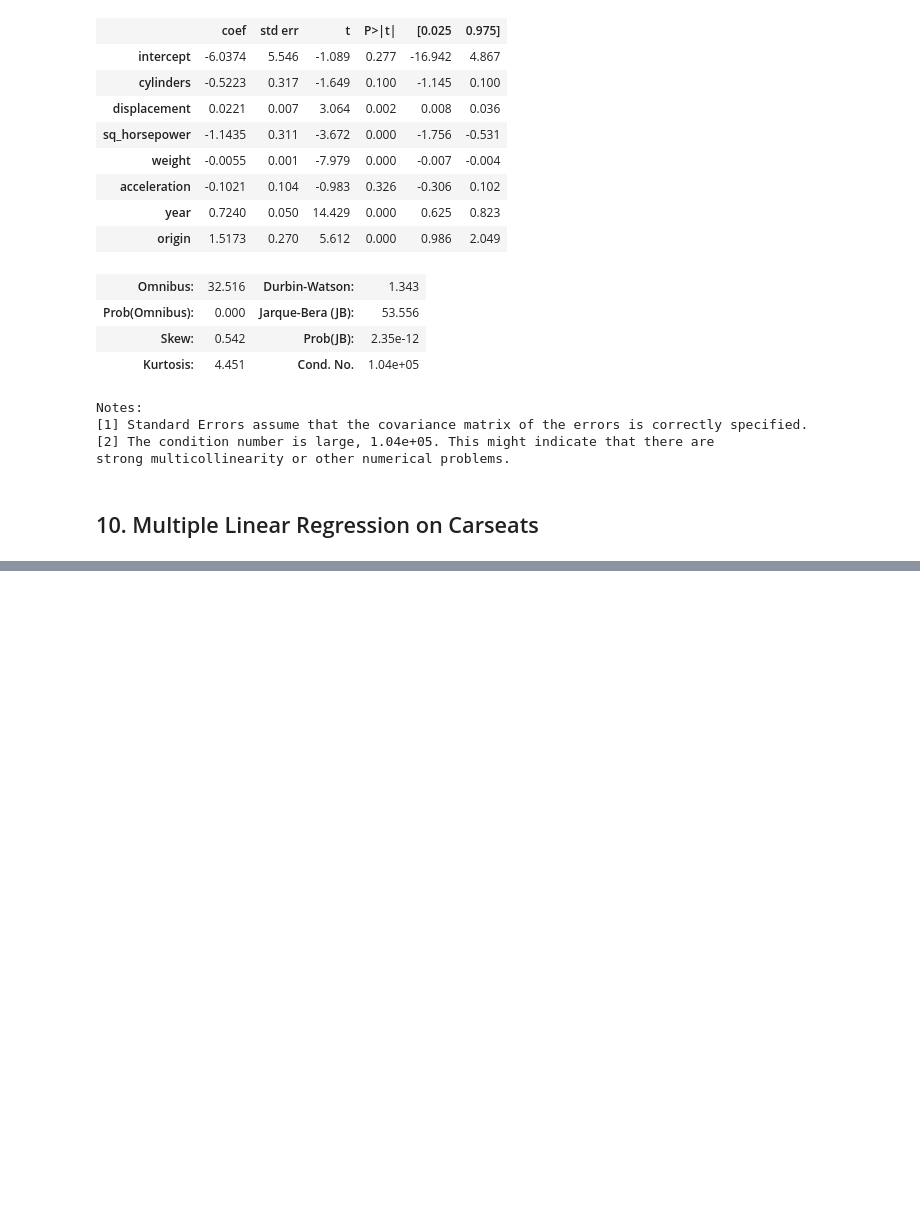
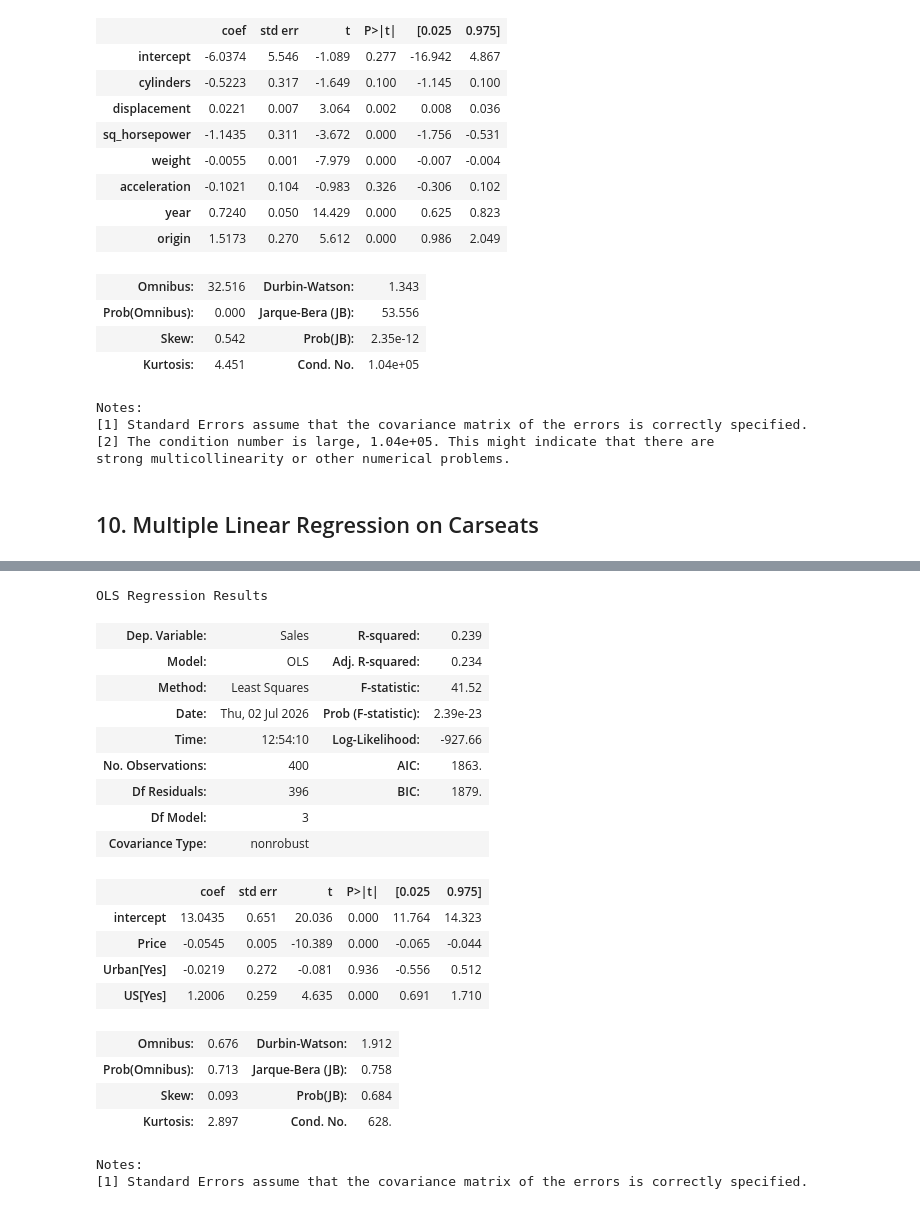
Before and after one commit to NDubelovskyi/ISLP, a Jupyter notebook: Chapter 3 Application.ipynb, the cells around one changed output, grey strips where cells are left out. Saved outputs shown, nothing was run; the diff lists cells and outputs as text; code cells hidden in the pictures; blank space fills up the shorter version.

```diff
--- a/Chapter 3 Application.ipynb
+++ b/Chapter 3 Application.ipynb
@@ -606,3 +621,14 @@ Notes:
 strong multicollinearity or other numerical problems.
 # %% [markdown]
 ## 10. Multiple Linear Regression on Carseats
+# %%
+Carseats = pd.read_csv(path + 'Datasets/Carseats.csv')
+
+# Convert String object into category (MS parses only categories into OHE)
+Carseats['Urban'] = Carseats['Urban'].astype('category')
+Carseats['US'] = Carseats['US'].astype('category')
+
+X = MS(['Price', 'Urban', 'US']).fit_transform(Carseats)
+y = Carseats['Sales']
+
+X, y
@@ -608,0 +653,40 @@ strong multicollinearity or other numerical problems.
+# %%
+model4 = sm.OLS(y, X)
+results4 = model4.fit()
+results4.summary()
+
+# y-hat = 13.0435 - 0.0545 * Price - 0.0219 * Urban + 1.2006 * US
+# If we keep all predictors constant and increase Price by one unit, Sales decrease by 0.0545.
+# If we keep all predictors constant but choose Urban setting, Sales decrease by 0.0219,
+# or stores in urban areas are predicted to have 0.0219 fewer Sales than non-urban stores.
+# If we keep all predictors constant but choose US, Sales increase by 1.2006,
+# or stores in the US are predicted to have 1.2006 more Sales than stores outside the US.
+# The intercept points to the number of sales if the Price is 0 and we're in non-urban setting outside the US
+
+# The Urban predictor is not statistically significant. Its p-value is 0.936, and the t-statistic is close to 0
+# Also, the confidence interval contains 0 almost in the middle of the interval.
+# These mean that we fail to reject the null-hypothesis for Urban predictor.
+
+# On the other hand, Price and US p-values suggest that we can reject their null-hypothesis
+# %% [output]
+OLS Regression Results
+| Dep. Variable: | Sales | R-squared: | 0.239 |
+| Model: | OLS | Adj. R-squared: | 0.234 |
+| Method: | Least Squares | F-statistic: | 41.52 |
+| Date: | Thu, 02 Jul 2026 | Prob (F-statistic): | 2.39e-23 |
+| Time: | 12:54:10 | Log-Likelihood: | -927.66 |
+| No. Observations: | 400 | AIC: | 1863. |
+| Df Residuals: | 396 | BIC: | 1879. |
+| Df Model: | 3 |  |  |
+| Covariance Type: | nonrobust |  |  |
+|  | coef | std err | t | P>|t| | [0.025 | 0.975] |
+| intercept | 13.0435 | 0.651 | 20.036 | 0.000 | 11.764 | 14.323 |
+| Price | -0.0545 | 0.005 | -10.389 | 0.000 | -0.065 | -0.044 |
+| Urban[Yes] | -0.0219 | 0.272 | -0.081 | 0.936 | -0.556 | 0.512 |
+| US[Yes] | 1.2006 | 0.259 | 4.635 | 0.000 | 0.691 | 1.710 |
+| Omnibus: | 0.676 | Durbin-Watson: | 1.912 |
+| Prob(Omnibus): | 0.713 | Jarque-Bera (JB): | 0.758 |
+| Skew: | 0.093 | Prob(JB): | 0.684 |
+| Kurtosis: | 2.897 | Cond. No. | 628. |
+Notes:
+[1] Standard Errors assume that the covariance matrix of the errors is correctly specified.
```
Also changed, not shown: parts of 12 cells of this notebook.
